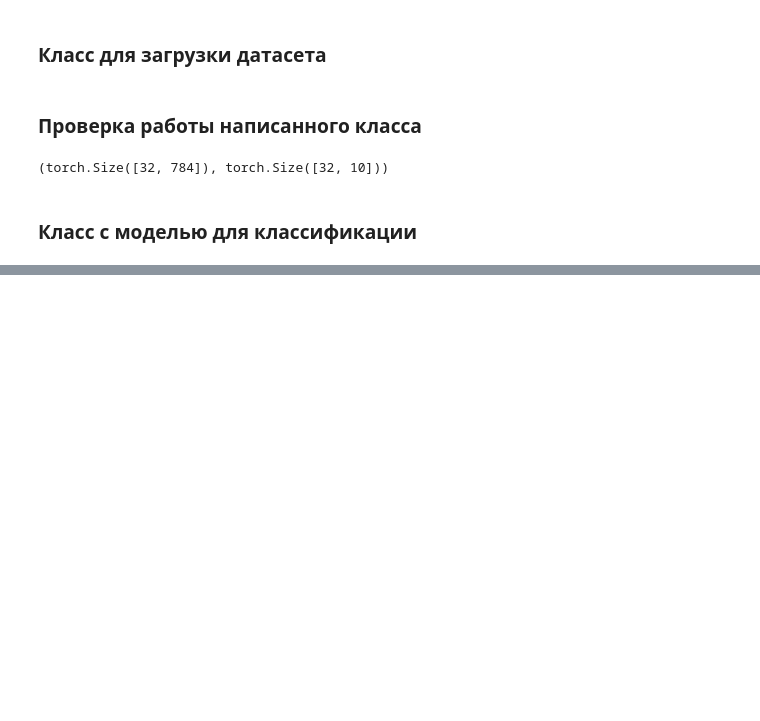
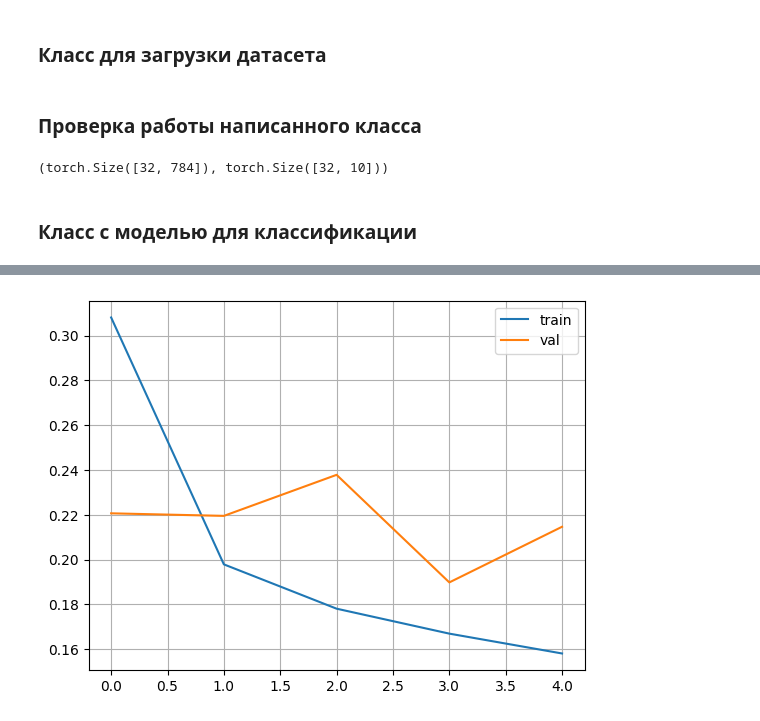
Before and after one commit to egrsid/dl_selfedu_course, a Jupyter notebook: fc_nn/MNIST_classification.ipynb, the cells around one changed output, grey strips where cells are left out. Saved outputs shown, nothing was run; the diff lists cells and outputs as text; code cells hidden in the pictures; blank space fills up the shorter version.

```diff
--- a/fc_nn/MNIST_classification.ipynb
+++ b/fc_nn/MNIST_classification.ipynb
@@ -80,10 +78,17 @@ DigitNN(
 # %%
 optimizer = optim.Adam(params=model.parameters(), lr=0.01)
 loss_func = nn.CrossEntropyLoss()
+# %%
+train_means = []
+val_means = []
 # %%
-epochs = 2
+best_loss = 1e10 # заведомо большое значение
+
+epochs = 5
 for _e in range(epochs):
-    train_bar = tqdm(train_data, leave=True)
+    model.train()
+
+    train_bar = tqdm(train_data, leave=False) # leave = True - чтобы прогресс оставался на экране
 
     loss_mean = 0
     lm_count = 0
@@ -99,4 +104,29 @@ for _e in range(epochs):
         lm_count += 1
         loss_mean = 1 / lm_count * loss.item() + (1 - 1 / lm_count) * loss_mean
 
-        train_bar.set_description(f"Epoch {_e + 1}/{epochs}], loss_mean={loss_mean:.3f}:")
+        train_bar.set_description(f"Epoch [{_e + 1}/{epochs}] training, loss_mean={loss_mean:.3f}:")
+
+    if best_loss > loss_mean * 1.1:
+        best_loss = loss_mean
+        st = model.state_dict()
+        torch.save(st, f"weights/train_MNIST/MNIST_epoch{_e}.tar")
+
+    model.eval()
+    Q_val = 0
+    Q_count = 0
+
+    val_bar = tqdm(val_data, leave=False)
+
+    for x_val, y_val in val_bar:
+        with torch.no_grad():
+            pred = model(x_val)
+            Q_val += loss_func(pred, y_val).item()
+            Q_count += 1
+
+            val_bar.set_description(f"Epoch [{_e + 1}/{epochs}] validation, loss_mean={Q_val/Q_count:.3f}:")
+    Q_val /= Q_count
+
+    train_means += [loss_mean]
+    val_means += [Q_val]
+
+    print(f"Epoch [{_e + 1}/{epochs}], loss_trin={loss_mean:.3f}, loss__val={Q_val:.3f}")
@@ -120,0 +157,7 @@ Q
+# %%
+plt.plot(range(len(train_means)), train_means, label="train")
+plt.plot(range(len(val_means)), val_means, label="val")
+plt.grid(True)
+plt.legend();
+# %% [output]
+[figure, added]
```
Also changed, not shown: parts of 7 cells of this notebook, 3 other files.
